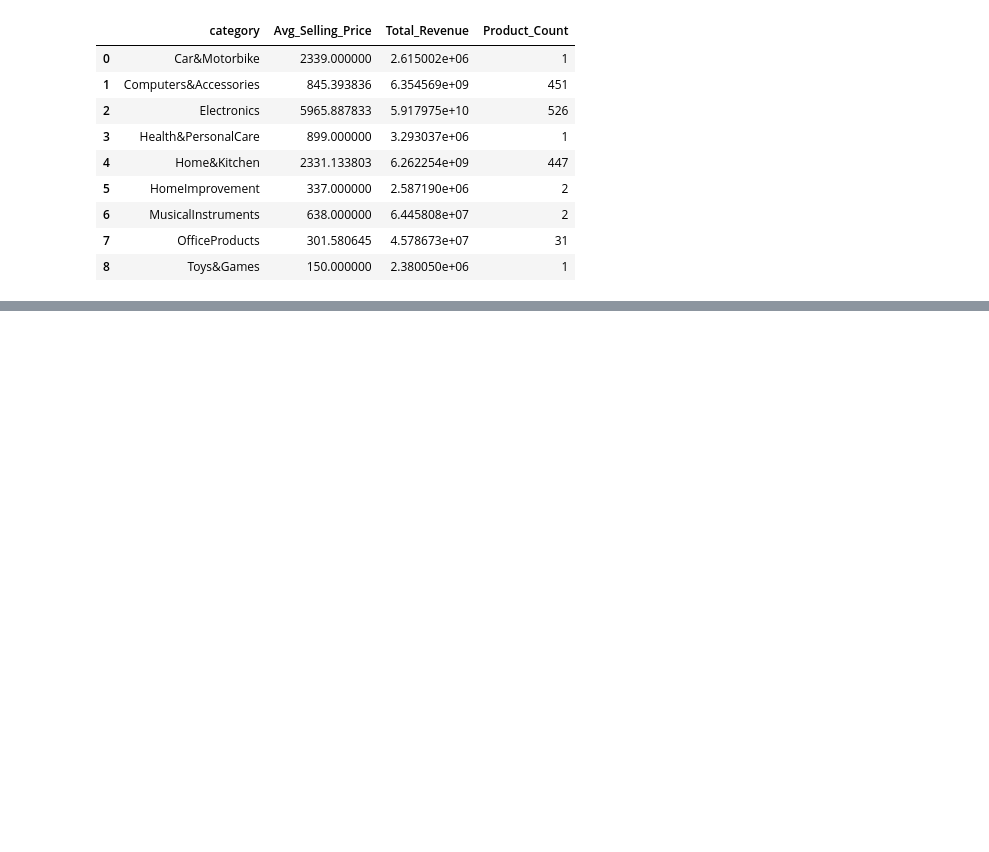
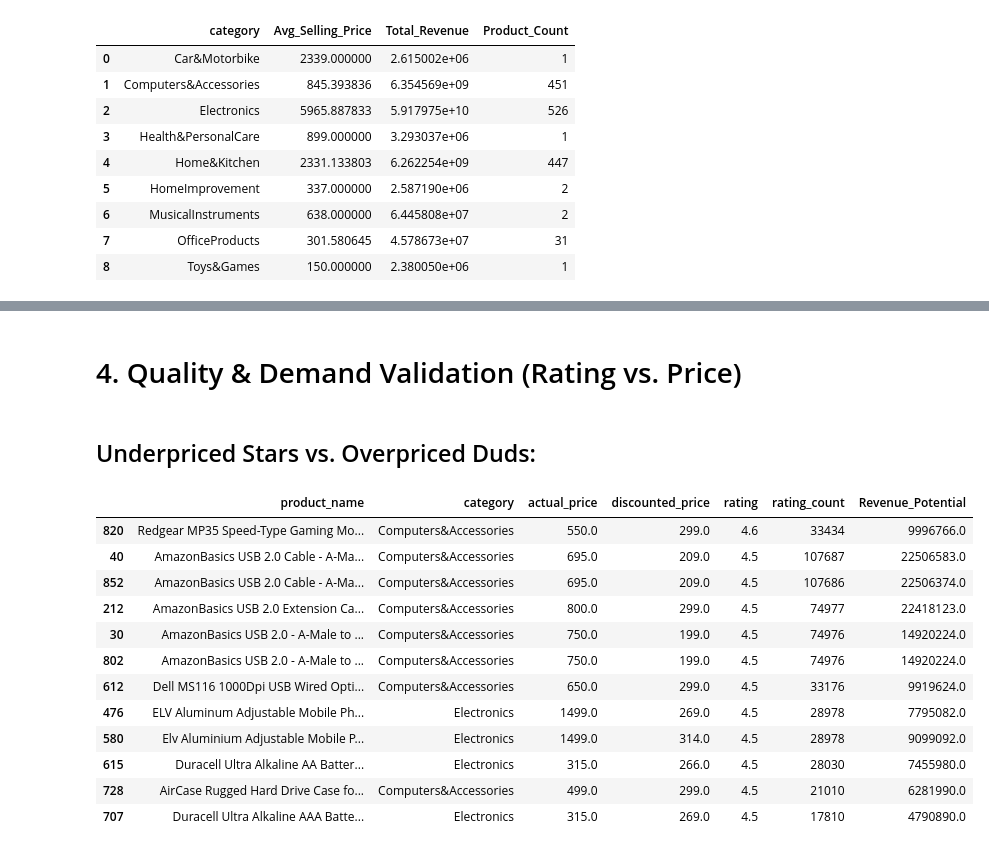
Before and after one commit to TERMINTOR-01/Financial_Analysis, a Jupyter notebook: Finacial_analysis.ipynb, the cells around one changed output, grey strips where cells are left out. Saved outputs shown, nothing was run; the diff lists cells and outputs as text; code cells hidden in the pictures; blank space fills up the shorter version.

```diff
--- a/Finacial_analysis.ipynb
+++ b/Finacial_analysis.ipynb
@@ -1055,0 +1880,47 @@ fig.show()
+# %% [markdown]
+# 4. Quality & Demand Validation (Rating vs. Price)
+# %% [markdown]
+## Underpriced Stars vs. Overpriced Duds:
+# %%
+# --------------------------------------------
+# Underpriced Stars
+# High Rating + High Demand + Low Price
+# --------------------------------------------
+
+underpriced_stars = (
+    df[
+        (df["rating"] >= 4.5) &
+        (df["rating_count"] >= df["rating_count"].quantile(0.75)) &
+        (df["discounted_price"] <= df["discounted_price"].quantile(0.25))
+    ]
+    .sort_values(
+        ["rating", "rating_count"],
+        ascending=False
+    )
+)
+
+underpriced_stars[
+    [
+        "product_name",
+        "category",
+        "actual_price",
+        "discounted_price",
+        "rating",
+        "rating_count",
+        "Revenue_Potential"
+    ]
+].head(20)
+# %% [output]
+|  | product_name | category | actual_price | discounted_price | rating | rating_count | Revenue_Potential |
+| 820 | Redgear MP35 Speed-Type Gaming Mo... | Computers&Accessories | 550.0 | 299.0 | 4.6 | 33434 | 9996766.0 |
+| 40 | AmazonBasics USB 2.0 Cable - A-Ma... | Computers&Accessories | 695.0 | 209.0 | 4.5 | 107687 | 22506583.0 |
+| 852 | AmazonBasics USB 2.0 Cable - A-Ma... | Computers&Accessories | 695.0 | 209.0 | 4.5 | 107686 | 22506374.0 |
+| 212 | AmazonBasics USB 2.0 Extension Ca... | Computers&Accessories | 800.0 | 299.0 | 4.5 | 74977 | 22418123.0 |
+| 30 | AmazonBasics USB 2.0 - A-Male to ... | Computers&Accessories | 750.0 | 199.0 | 4.5 | 74976 | 14920224.0 |
+| 802 | AmazonBasics USB 2.0 - A-Male to ... | Computers&Accessories | 750.0 | 199.0 | 4.5 | 74976 | 14920224.0 |
+| 612 | Dell MS116 1000Dpi USB Wired Opti... | Computers&Accessories | 650.0 | 299.0 | 4.5 | 33176 | 9919624.0 |
+| 476 | ELV Aluminum Adjustable Mobile Ph... | Electronics | 1499.0 | 269.0 | 4.5 | 28978 | 7795082.0 |
+| 580 | Elv Aluminium Adjustable Mobile P... | Electronics | 1499.0 | 314.0 | 4.5 | 28978 | 9099092.0 |
+| 615 | Duracell Ultra Alkaline AA Batter... | Electronics | 315.0 | 266.0 | 4.5 | 28030 | 7455980.0 |
+| 728 | AirCase Rugged Hard Drive Case fo... | Computers&Accessories | 499.0 | 299.0 | 4.5 | 21010 | 6281990.0 |
+| 707 | Duracell Ultra Alkaline AAA Batte... | Electronics | 315.0 | 269.0 | 4.5 | 17810 | 4790890.0 |
```
Also changed, not shown: parts of 30 cells of this notebook.
